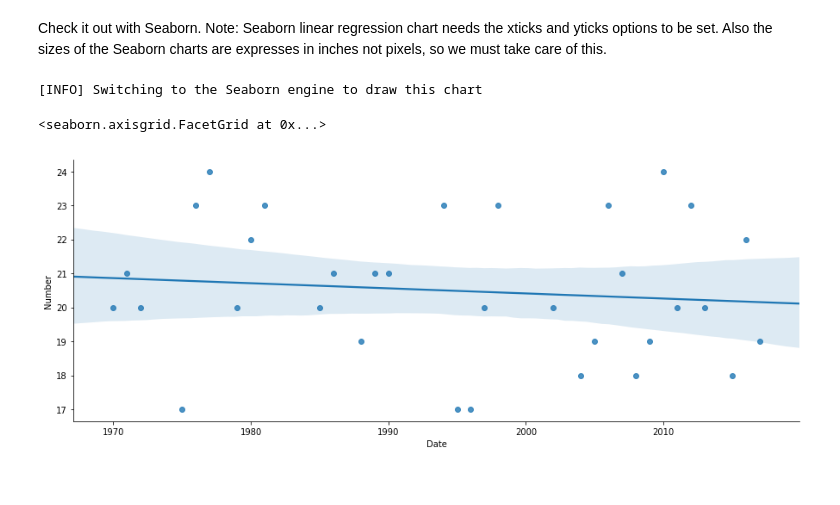
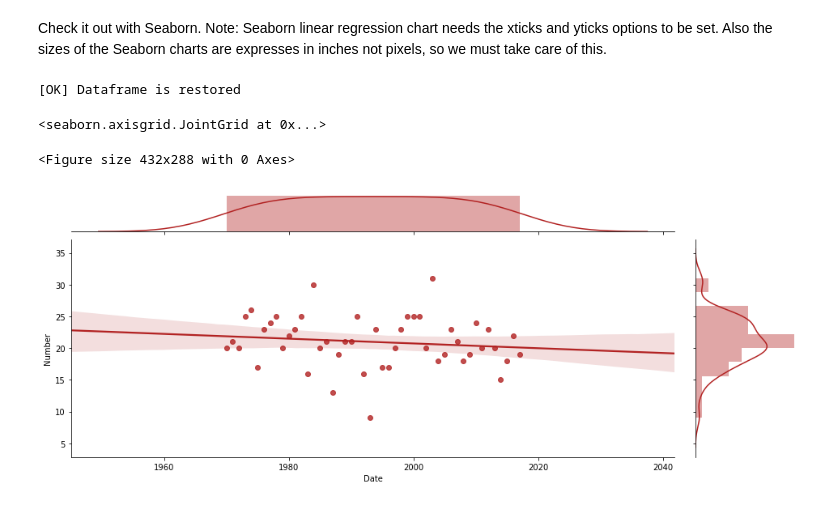
Before and after one commit to synw/dataswim-notebooks, a Jupyter notebook: Linear regression.ipynb, the cells around one changed output. Drawn from its saved outputs; the diff is of its cells as text; code cells hidden in the pictures.

```diff
--- a/Linear regression.ipynb
+++ b/Linear regression.ipynb
@@ -1,14 +1,17 @@
 # %% [markdown]
 # Linear regression charts
 # %%
-from dataswim import ds
+import pandas as pd
+from dataswim import Ds
 
+ds = Ds()
 # Load from a Django database
 #ds.connect('postgresql://user:xxxx@localhost/dbname')
 #ds.connect('sqlite:////path/to/db.sqlite3')
 #ds.load("auth_user")
 
 # Load demo data from csv
-ds.load_csv("data/users.csv", dateindex="date_joined")
+ds.load_csv("data/users.csv")
+ds.dateindex("date_joined")
 ds.show()
 # %% [output]
@@ -49,0 +54,9 @@ id, is_superuser, is_staff, is_active, Number, Date
+# %%
+# add a date column from the index
+ds.indexcol("Date")
+# convert to date type
+ds.date("Date")
+# keep just the year
+ds.df['Date'] = pd.DatetimeIndex(ds.df['Date']).year
+ds.backup()
+ds.show()
@@ -141,12 +170,15 @@ c5*c6
 # %% [markdown]
 Check it out with Seaborn. Note: Seaborn linear regression chart needs the xticks and yticks options to be set. Also the sizes of the Seaborn charts are expresses in inches not pixels, so we must take care of this.
 # %%
-ds2.opts(dict(xticks=range(1970, 2017), yticks=range(16, 25)))
-ds2.chart("Date", "Number")
-ds2.width(14)
-ds2.height(5)
-ds2.linear_()
+ds.restore()
+ds.engine = "seaborn"
+ds.opts(dict(xticks=range(1970, 2017), yticks=range(16, 25)))
+ds.chart("Date", "Number")
+ds.width(14)
+ds.height(5)
+ds.dlinear_()
 # %% [output]
-[INFO] Switching to the Seaborn engine to draw this chart
+[OK] Dataframe is restored
-<seaborn.axisgrid.FacetGrid at 0x...>
+<seaborn.axisgrid.JointGrid at 0x...>
+<Figure size 432x288 with 0 Axes>
-[figure, old version]
+[figure, new version]
```
Also changed, not shown: parts of 12 cells of this notebook, 5 other files.
